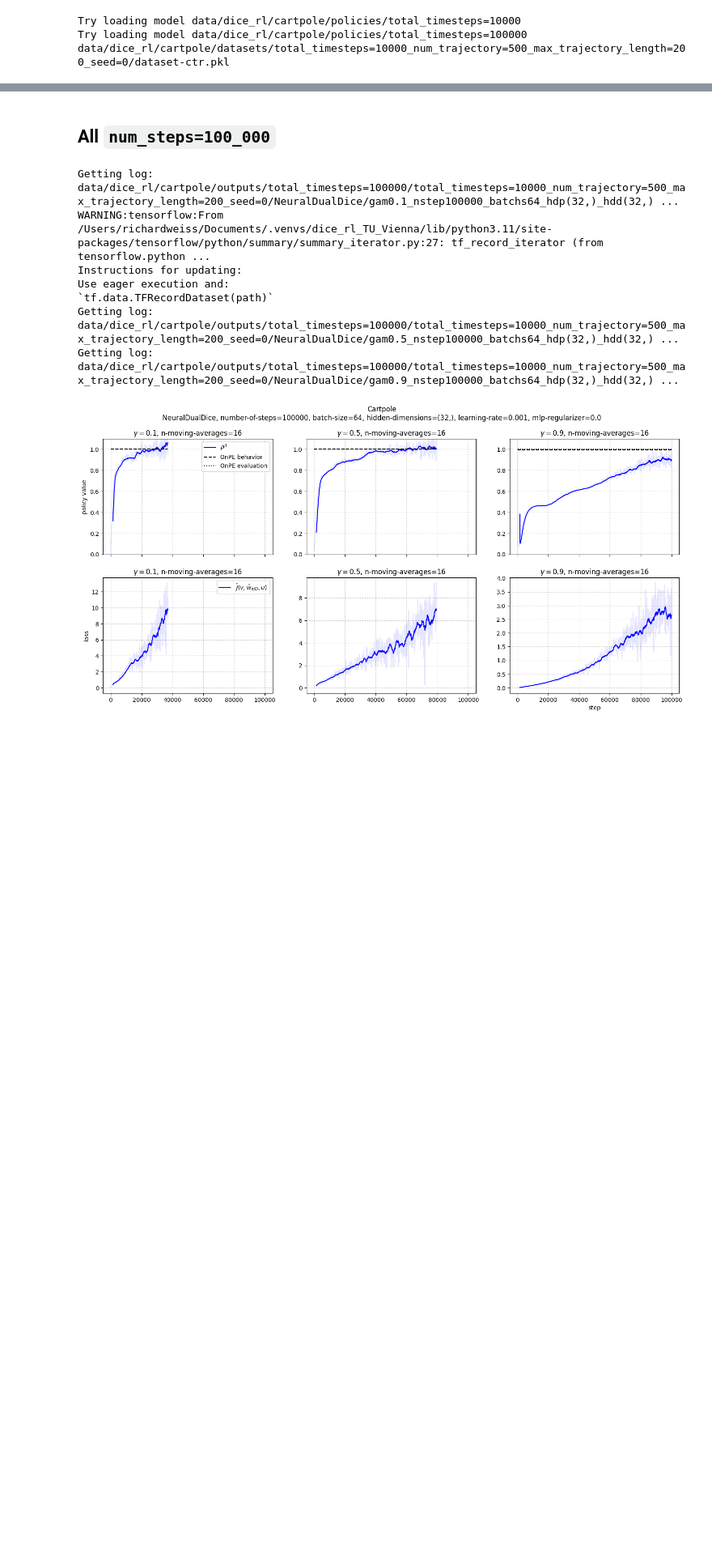
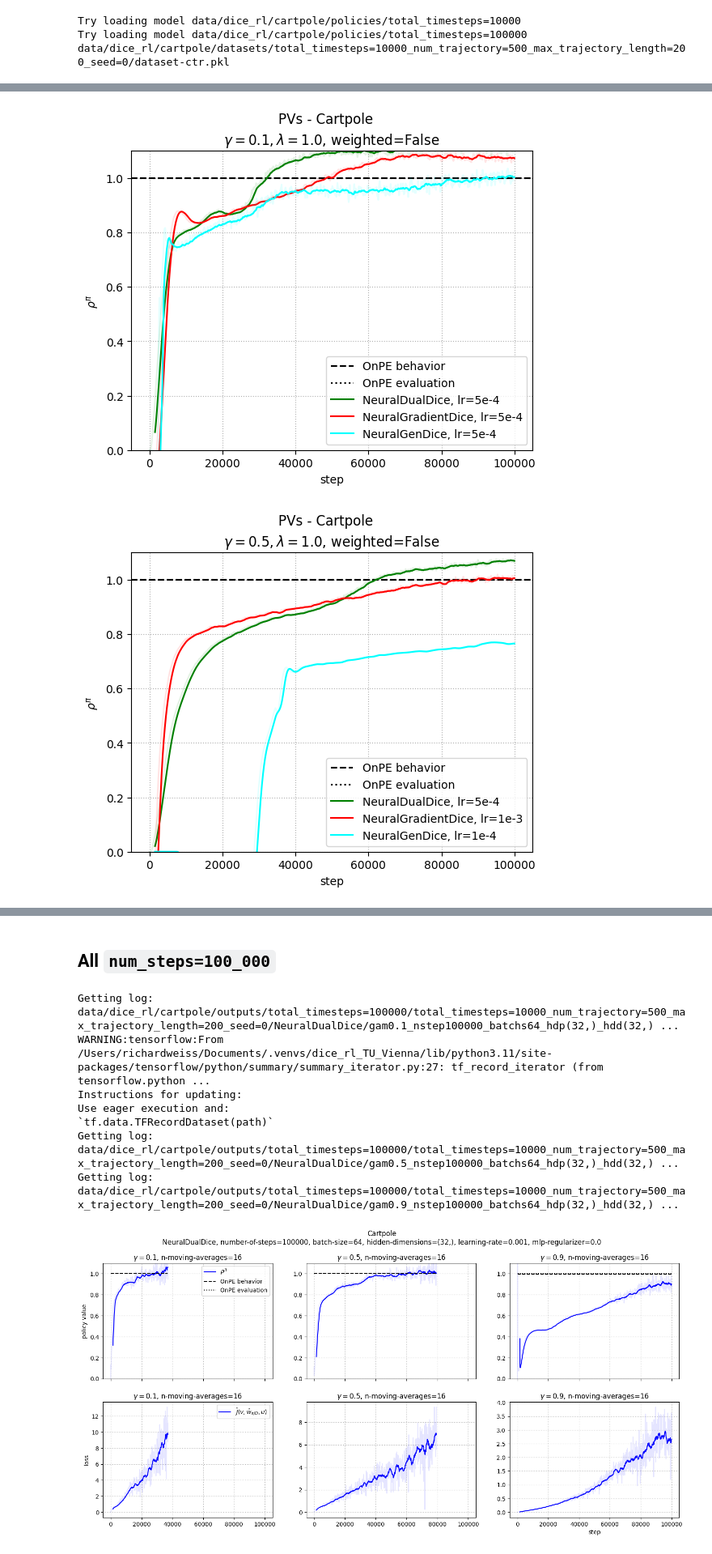
Before and after one commit to MrWhiteRichard/dice_rl_sepsis, a Jupyter notebook: results_cartpole.ipynb, the cells around one changed output, grey strips where cells are left out. Shown at 81% size. Drawn from its saved outputs; the diff is of its cells as text; code cells hidden in the pictures; blank space fills up the shorter version.

Commit message:
new runs on cartpole with simple/weighted estimator and BRA tracking

```diff
--- a/results_cartpole.ipynb
+++ b/results_cartpole.ipynb
@@ -26,0 +25,12 @@ pd.set_option("display.max_column", 100)
+# %%
+for k in K:
+    x, y = get_get_policy_value_env(
+        env=env,
+        get_act=get_act[k],
+        num_trajectory=num_trajectory,
+        pad_rew=-1,
+        verbosity=1,
+    )
+
+    get_policy_value[k] = x
+    rewards[k] = y
@@ -26,0 +42,19 @@ pd.set_option("display.max_column", 100)
+# %%
+hparam_str_evaluation = {
+    (0.1, "NeuralDualDice"): "gam0.1_batchs64_seed0_hdp(32,)_hdd(32,)_lrp0.0005_lrd0.0005_regp0.0_regd0.0_fexp1.5",
+    (0.5, "NeuralDualDice"): "gam0.5_batchs64_seed0_hdp(32,)_hdd(32,)_lrp0.0005_lrd0.0005_regp0.0_regd0.0_fexp1.5",
+    (0.9, "NeuralDualDice"): "gam0.9_batchs64_seed0_hdp(32,)_hdd(32,)_lrp0.001_lrd0.001_regp0.0_regd0.0_fexp1.5",
+    (0.1, "NeuralGradientDice"): "gam0.1_batchs64_seed0_hdp(32,)_hdd(32,)_lrp0.0005_lrd0.0005_regp0.0_regd0.0_nlr0.0005_nreg1.0",
+    (0.5, "NeuralGradientDice"): "gam0.5_batchs64_seed0_hdp(32,)_hdd(32,)_lrp0.001_lrd0.001_regp0.0_regd0.0_nlr0.001_nreg1.0",
+    (0.9, "NeuralGradientDice"): "gam0.9_batchs64_seed0_hdp(32,)_hdd(32,)_lrp0.0005_lrd0.0005_regp0.0_regd0.0_nlr0.0005_nreg1.0",
+    (0.1, "NeuralGenDice"): "gam0.1_batchs64_seed0_hdp(32,)_hdd(32,)_lrp0.0005_lrd0.0005_regp0.0_regd0.0_nlr0.0005_nreg1.0",
+    (0.5, "NeuralGenDice"): "gam0.5_batchs64_seed0_hdp(32,)_hdd(32,)_lrp0.0001_lrd0.0001_regp0.0_regd0.0_nlr0.0001_nreg1.0",
+    (0.9, "NeuralGenDice"): None,
+}
+
+logs = {}
+for algorithm in algorithms:
+    for gamma in gammas:
+        if hparam_str_evaluation[(gamma, algorithm)] is None: continue
+        log_dir = os.path.join(outputs_dir, hparam_str_policy["e"], hparam_str_dataset, algorithm, hparam_str_evaluation[(gamma, algorithm)])
+        logs[(gamma, algorithm)] = get_logs(log_dir)
@@ -26,0 +162,7 @@ pd.set_option("display.max_column", 100)
+# %%
+for weighted in [False, True]:
+    for gamma in gammas:
+        plot_pvs(weighted, gamma)
+# %% [output]
+[figure, added]
+[figure, added]
```
Also changed, not shown: parts of 14 cells of this notebook, 1 other file.
